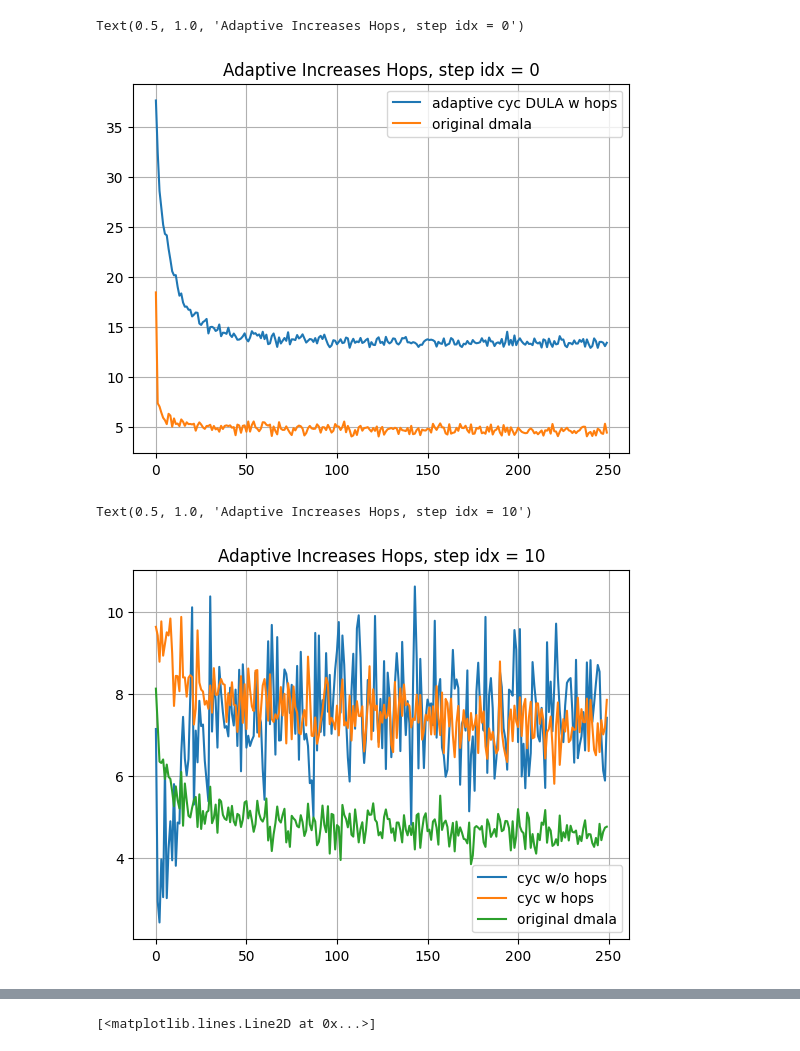
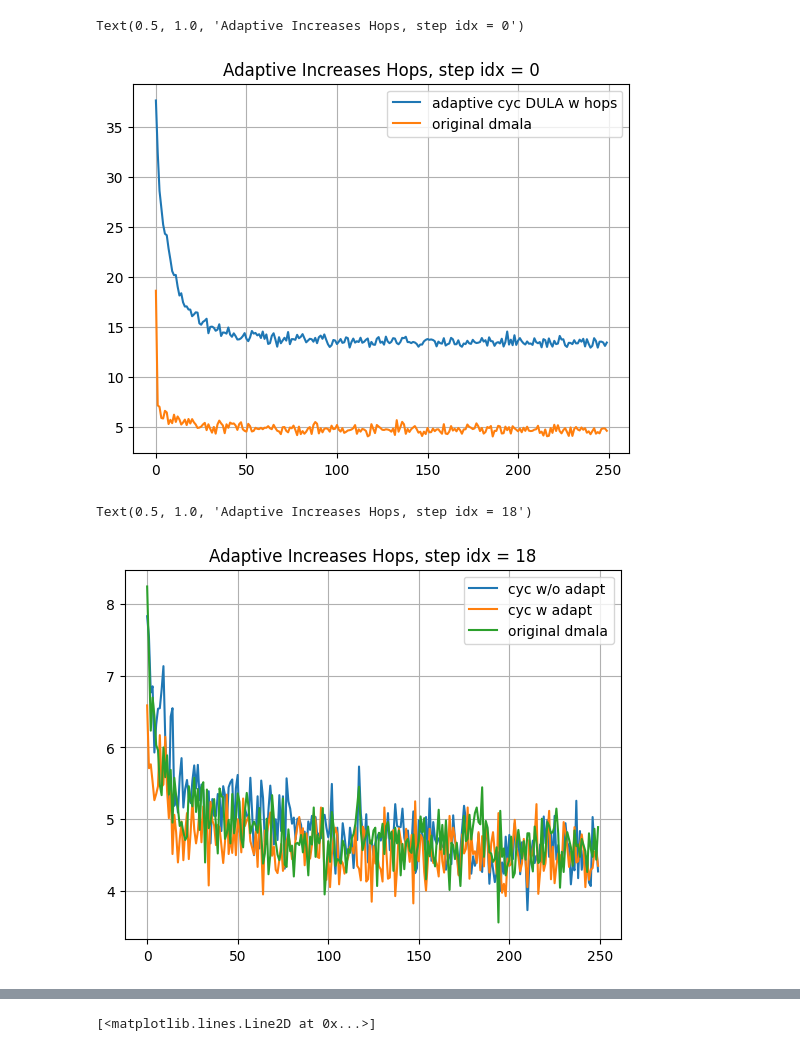
Before and after one commit to patrickpynadath1/automatic_cyclical_sampling, a Jupyter notebook: EBM Sample.ipynb, the cells around one changed output, grey strips where cells are left out. Cells and saved outputs as stored; diff of their text form; code cells hidden in the pictures.

```diff
--- a/EBM Sample.ipynb
+++ b/EBM Sample.ipynb
@@ -7,9 +7,9 @@ import numpy as np
 def rolling(x, w):
     return np.convolve(x, np.ones(w), 'valid') / w
 # %%
-cyc_dmala_energies = pickle.load(open("figs/ebm_sample/cyc_dmala_cycles_250_stepsize_2.0_initbal_1.0/energies.pickle", "rb"))
-cyc_dmala_hops = pickle.load(open("figs/ebm_sample/cyc_dmala_cycles_250_stepsize_2.0_initbal_1.0/hops.pickle", "rb"))
-cyc_dmala_a_s = pickle.load(open("figs/ebm_sample/cyc_dmala_cycles_250_stepsize_2.0_initbal_1.0/a_s.pickle", "rb"))
+cyc_dmala_energies = pickle.load(open("figs/ebm_sample/cyc_dmala_cycles_250_stepsize_2.0_initbal_1.0_min_lr/energies.pickle", "rb"))
+cyc_dmala_hops = pickle.load(open("figs/ebm_sample/cyc_dmala_cycles_250_stepsize_2.0_initbal_1.0_min_lr/hops.pickle", "rb"))
+cyc_dmala_a_s = pickle.load(open("figs/ebm_sample/cyc_dmala_cycles_250_stepsize_2.0_initbal_1.0_min_lr/a_s.pickle", "rb"))
 
 cyc_dmala_burnin_energies = pickle.load(open("figs/ebm_sample/cyc_dmala_cycles_250_stepsize_2.0_initbal_1.0_min_lr_adapt_burnin_lr_0.5/energies.pickle", "rb"))
 cyc_dmala_burnin_hops = pickle.load(open("figs/ebm_sample/cyc_dmala_cycles_250_stepsize_2.0_initbal_1.0_min_lr_adapt_burnin_lr_0.5/hops.pickle", "rb"))
@@ -51,16 +51,16 @@ plt.grid()
 plt.title(f"Adaptive Increases Hops, step idx = {step_num}")
 # %% [output]
 Text(0.5, 1.0, 'Adaptive Increases Hops, step idx = 0')
-[figure, old version]
+[figure, new version]
 # %%
-step_num = 10
-plt.plot(cyc_dmala_hops[step_num::20], label='cyc w/o hops')
+step_num = 18
+plt.plot(cyc_dmala_hops[step_num::20], label='cyc w/o adapt')
 plt.plot()
-plt.plot(cyc_dmala_burnin_hops[step_num::20], label='cyc w hops')
+plt.plot(cyc_dmala_burnin_hops[step_num::20], label='cyc w adapt')
 plt.plot(dmala_hops[step_num::20], label='original dmala')
 plt.legend()
 plt.grid()
 plt.title(f"Adaptive Increases Hops, step idx = {step_num}")
 # %% [output]
-Text(0.5, 1.0, 'Adaptive Increases Hops, step idx = 10')
+Text(0.5, 1.0, 'Adaptive Increases Hops, step idx = 18')
-[figure, old version]
+[figure, new version]
```
Also changed, not shown: parts of 13 cells of this notebook, 2 other files.
